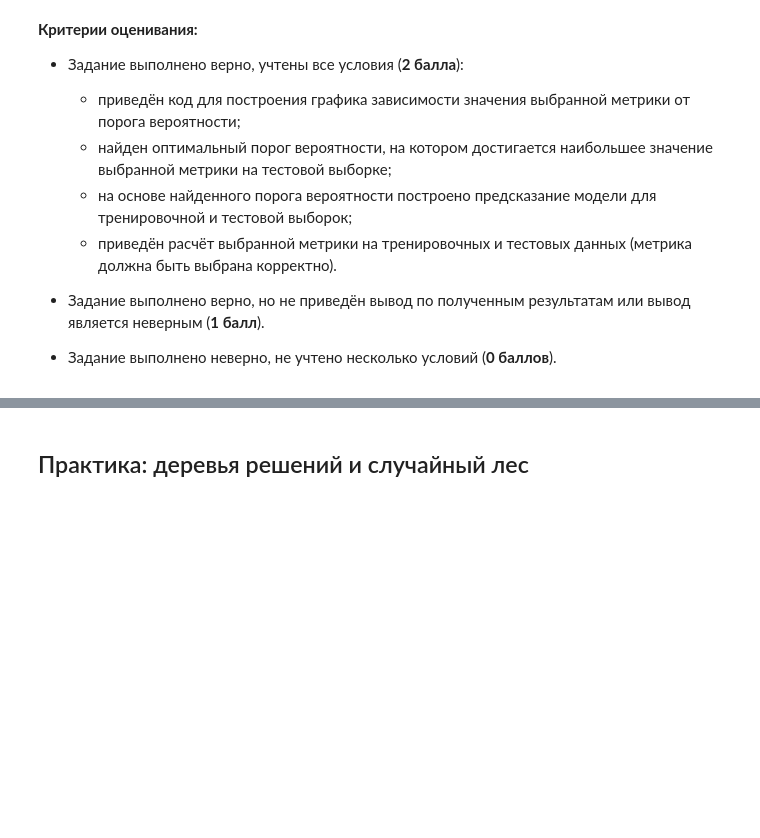
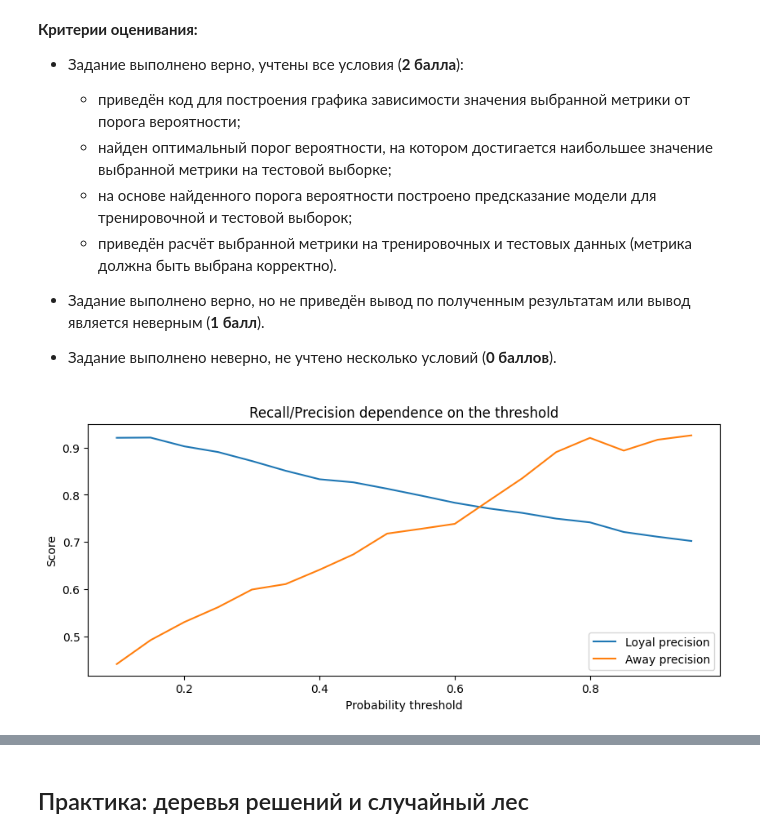
Before and after one commit to eartzhi/lessons, a Jupyter notebook: ml_03/final_test/ML-3._Практика._Ноутбук-шаблон.ipynb, the cells around one changed output, grey strips where cells are left out. Drawn from its saved outputs; the diff is of its cells as text; code cells hidden in the pictures; blank space fills up the shorter version.

```diff
--- a/ml_03/final_test/ML-3._Практика._Ноутбук-шаблон.ipynb
+++ b/ml_03/final_test/ML-3._Практика._Ноутбук-шаблон.ipynb
@@ -614,3 +776,50 @@ for threshold in thresholds:
 - Задание выполнено неверно, не учтено несколько условий (**0 баллов**).
 # %%
 # Ваш код здесь
+
+#Создаем объект класса логистическая регрессия
+log_poly = linear_model.LogisticRegression(
+    solver='liblinear', #алгоритм оптимизации
+    penalty='l2',
+    random_state=42, #генератор случайных чисел
+    max_iter=1000 #количество итераций на сходимость
+)
+
+log_poly.fit(X_train_poly, y_train)
+
+#Нас интересует только вероятность класса (второй столбец)
+y_test_proba_pred = log_poly.predict_proba(X_test_poly)[:, 1]
+
+#Для удобства завернем numpy-массив в pandas Series
+y_test_proba_pred = pd.Series(y_test_proba_pred)
+
+#Создадим списки, в которых будем хранить значения метрик
+precision_scores_loyal = []
+precision_scores_away = []
+
+#Сгенерируем набор вероятностных порогов в диапазоне от 0.1 до 1
+thresholds = np.arange(0.1, 1, 0.05)
+
+#В цикле будем перебирать сгенерированные пороги
+for threshold in thresholds:
+    #В противном случае - к классу 0
+    y_test_pred = y_test_proba_pred.apply(lambda x: 1 if x>threshold else 0)
+
+    #Считаем метрики и добавляем их в списки
+    precision_scores_loyal.append(metrics.precision_score(y_test, y_test_pred, pos_label=0))
+    precision_scores_away.append(metrics.precision_score(y_test, y_test_pred, pos_label=1))
+
+#Визуализируем метрики при различных threshold
+fig, ax = plt.subplots(figsize=(10, 4)) #фигура + координатная плоскость
+
+#Строим линейный график зависимости precision от threshold
+ax.plot(thresholds, precision_scores_loyal, label='Loyal precision')
+ax.plot(thresholds, precision_scores_away, label='Away precision')
+
+#Даем графику название и подписи осям
+ax.set_title('Recall/Precision dependence on the threshold')
+ax.set_xlabel('Probability threshold')
+ax.set_ylabel('Score')
+ax.legend();
+# %% [output]
+[figure, added]
```
Also changed, not shown: parts of 22 cells of this notebook.
